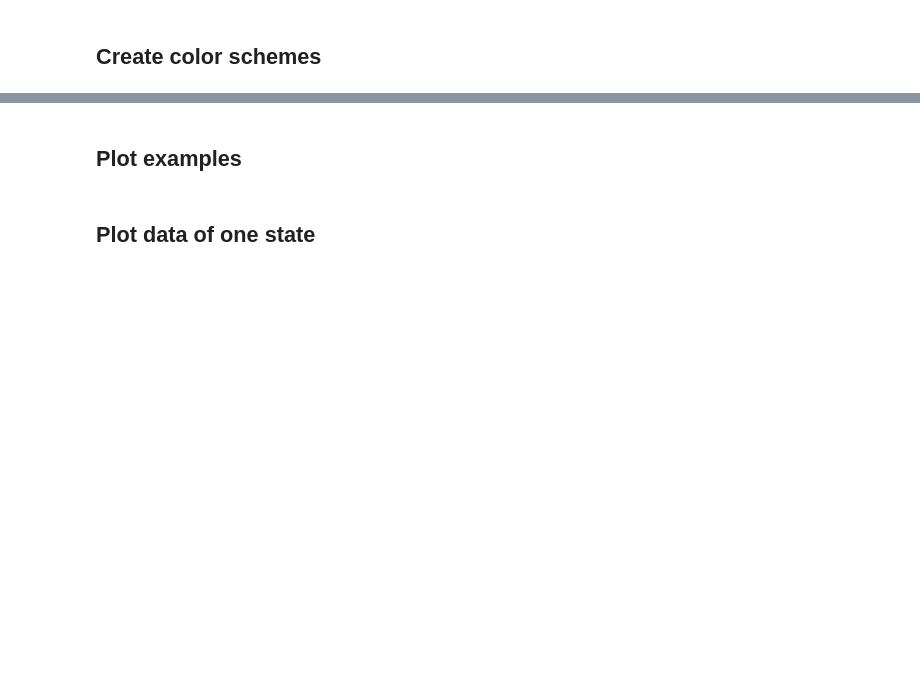
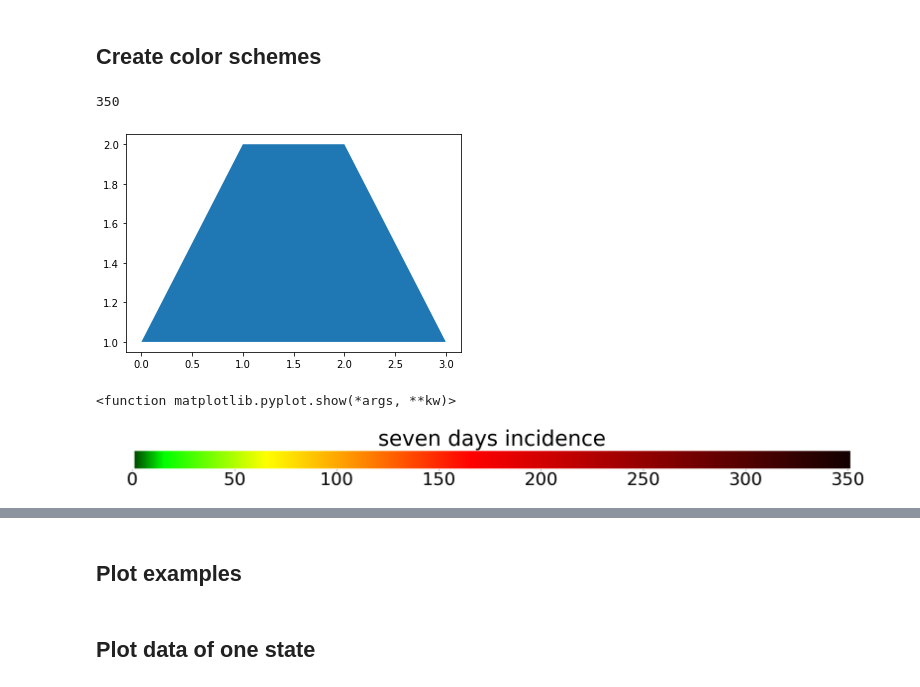
Before and after one commit to leanderbuerkin/germany_model_reconstruction, a Jupyter notebook: current_workspace/plot_data.ipynb, the cells around one changed output, grey strips where cells are left out. Drawn from its saved outputs; the diff is of its cells as text; code cells hidden in the pictures; blank space fills up the shorter version.

Commit message:
added legend to the incidences of germany

```diff
--- a/current_workspace/plot_data.ipynb
+++ b/current_workspace/plot_data.ipynb
@@ -39,0 +44,22 @@ font = dict(family= 'serif', color= 'black', weight= 'bold', size= 90)
+# %%
+len(red_yellow_green)
+# %% [output]
+350
+# %%
+plt.fill([0,1,2,3], [1,2,2,1])
+plt.show()
+# %% [output]
+[figure, added]
+# %%
+plt.figure(figsize = (40, 1))
+ax1 = plt.axes(frameon=False)
+ax1.axes.get_yaxis().set_visible(False)
+for tick in ax1.xaxis.get_major_ticks():
+    tick.label.set_fontsize(50)
+plt.title('seven days incidence', fontsize=60)
+for color_index in range(len(red_yellow_green)):
+    plt.fill([1+color_index, 1+color_index, 2+color_index, 2+color_index], [1, 2, 2, 1], color=red_yellow_green[color_index])
+plt.show
+# %% [output]
+<function matplotlib.pyplot.show(*args, **kw)>
+[figure, added]
```
Also changed, not shown: parts of 5 cells of this notebook, 1 other file.
